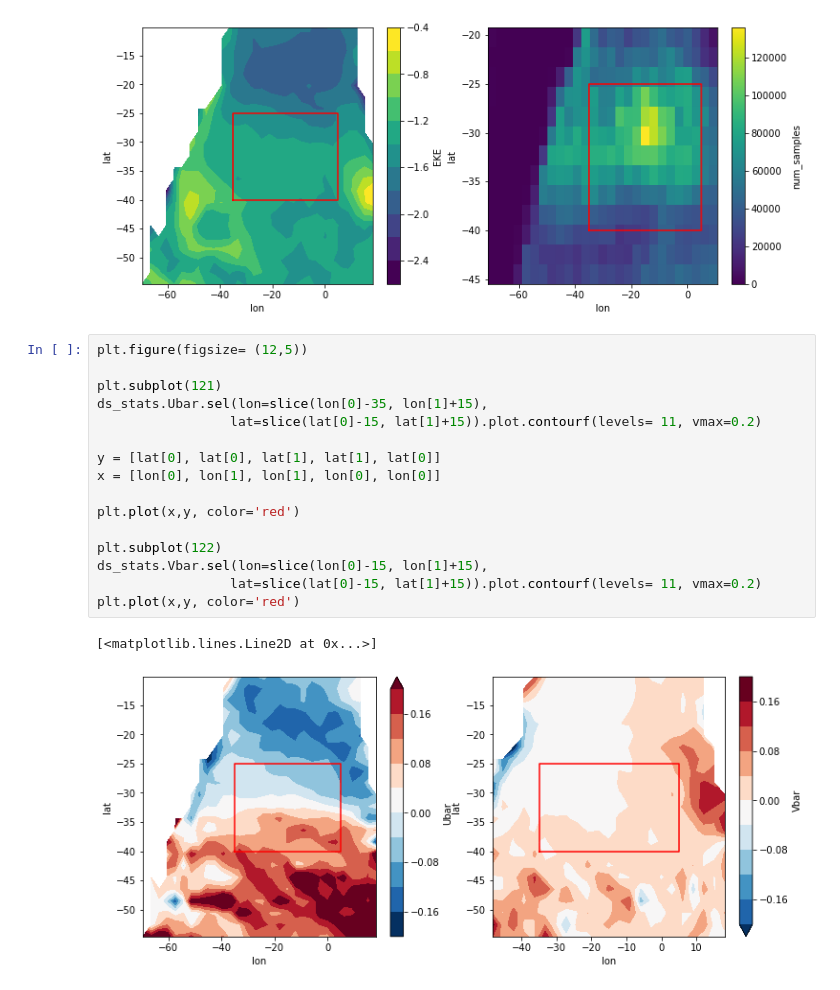
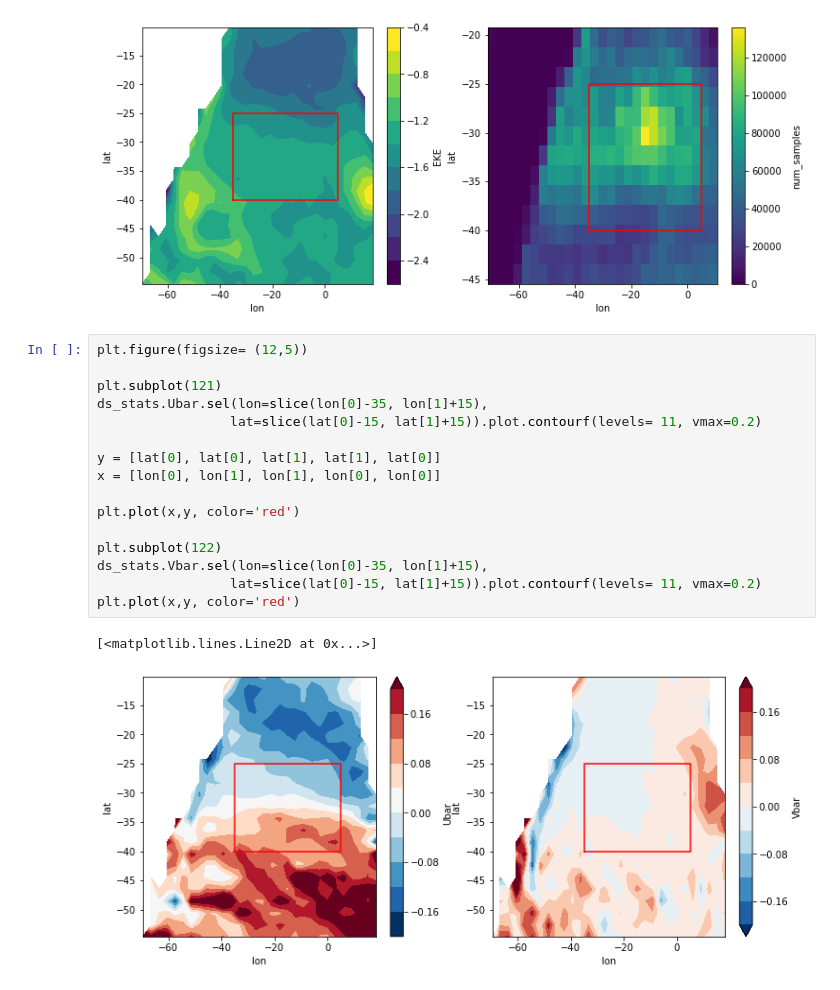
Before and after one commit to dhruvbalwada/GDP-earthcube-meeting-2022, a Jupyter notebook: select_region.ipynb, the cells around one changed output. Drawn from its saved outputs; the diff is of its cells as text.

```diff
--- a/select_region.ipynb
+++ b/select_region.ipynb
@@ -137,19 +132,19 @@ plt.plot(x,y, color='red')
 # %%
 plt.figure(figsize= (12,5))
 
 plt.subplot(121)
 ds_stats.Ubar.sel(lon=slice(lon[0]-35, lon[1]+15),
                  lat=slice(lat[0]-15, lat[1]+15)).plot.contourf(levels= 11, vmax=0.2)
 
 y = [lat[0], lat[0], lat[1], lat[1], lat[0]]
 x = [lon[0], lon[1], lon[1], lon[0], lon[0]]
 
 plt.plot(x,y, color='red')
 
 plt.subplot(122)
-ds_stats.Vbar.sel(lon=slice(lon[0]-15, lon[1]+15),
+ds_stats.Vbar.sel(lon=slice(lon[0]-35, lon[1]+15),
                  lat=slice(lat[0]-15, lat[1]+15)).plot.contourf(levels= 11, vmax=0.2)
 plt.plot(x,y, color='red')
 # %% [output]
 [<matplotlib.lines.Line2D at 0x...>]
-[figure, old version]
+[figure, new version]
```
Also changed, not shown: parts of 4 cells of this notebook, 3 other files.
